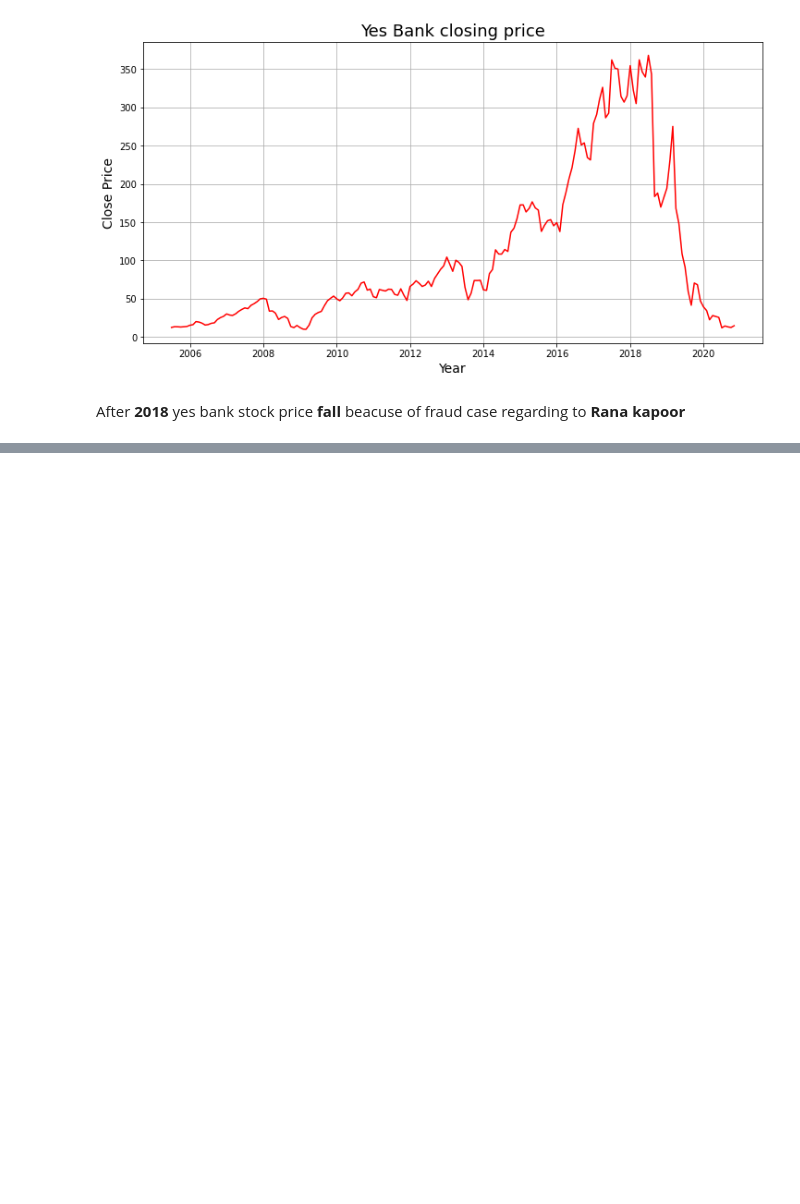
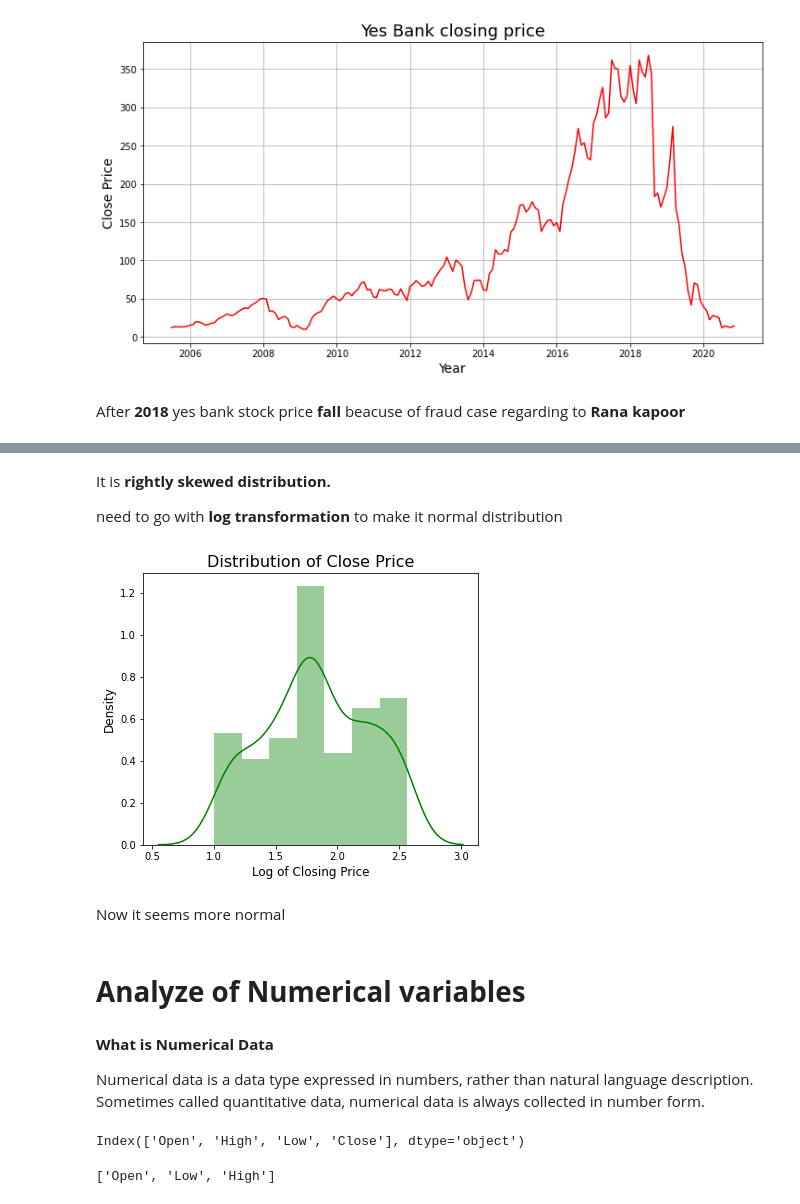
Before and after one commit to niteshgajakosh/yes-Bank-Stock-Closing_Price_Prediction, a Jupyter notebook: Yes_Bank_Stock_Closing_Price_Prediction.ipynb, the cells around one changed output, grey strips where cells are left out. Saved outputs shown, nothing was run; the diff lists cells and outputs as text; code cells hidden in the pictures; blank space fills up the shorter version.

```diff
--- a/Yes_Bank_Stock_Closing_Price_Prediction.ipynb
+++ b/Yes_Bank_Stock_Closing_Price_Prediction.ipynb
@@ -251,0 +285,32 @@ After **2018** yes bank stock price **fall** beacuse of fraud case regarding to
+# %% [markdown]
+It is **rightly skewed distribution.**
+
+need to go with **log transformation** to make it normal distribution
+# %%
+#distribution plot of Close price by applying log transformation
+plt.figure(figsize=(6,5))
+sns.distplot(np.log10(df['Close']),color='green')
+plt.title('Distribution of Close Price', fontsize=16)
+plt.xlabel('Log of Closing Price', fontsize=12)
+plt.ylabel('Density', fontsize=12)
+plt.show()
+# %% [output]
+[figure, added]
+# %% [markdown]
+Now it seems more normal
+# %% [markdown]
+# **Analyze of Numerical variables**
+# %% [markdown]
+**What is Numerical Data**
+
+Numerical data is a data type expressed in numbers, rather than natural language description. Sometimes called quantitative data, numerical data is always collected in number form.
+# %%
+df.describe().columns
+# %% [output]
+Index(['Open', 'High', 'Low', 'Close'], dtype='object')
+# %%
+# List of independent features
+numerical_features = list(set(df.describe().columns)-{'Close'})
+numerical_features
+# %% [output]
+['Open', 'Low', 'High']
```
Also changed, not shown: parts of 15 cells of this notebook.
